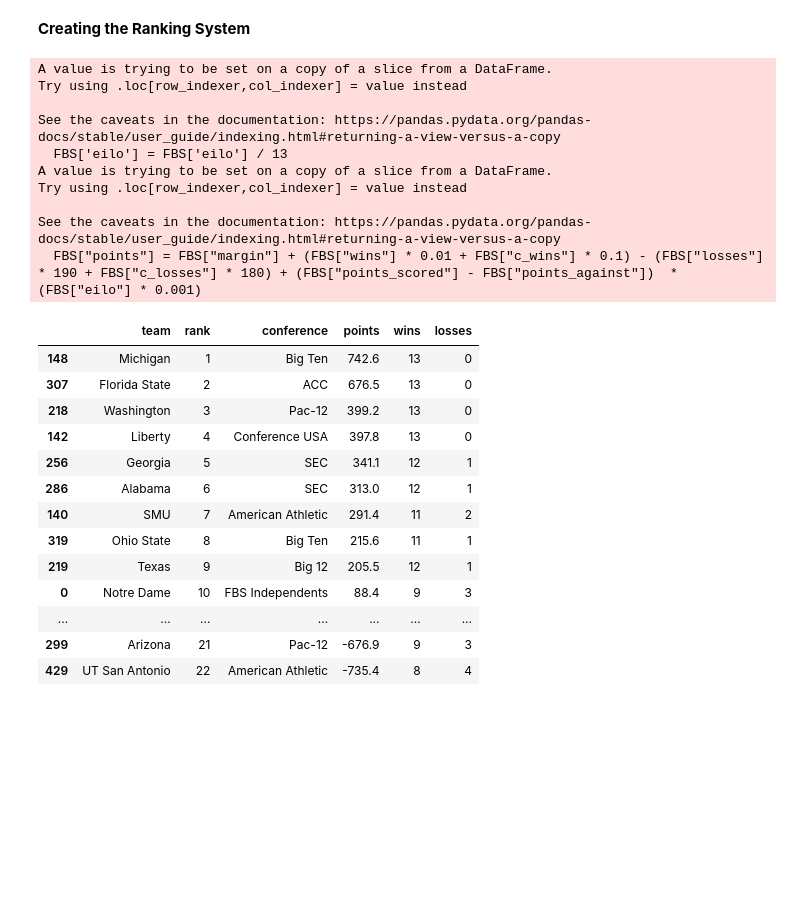
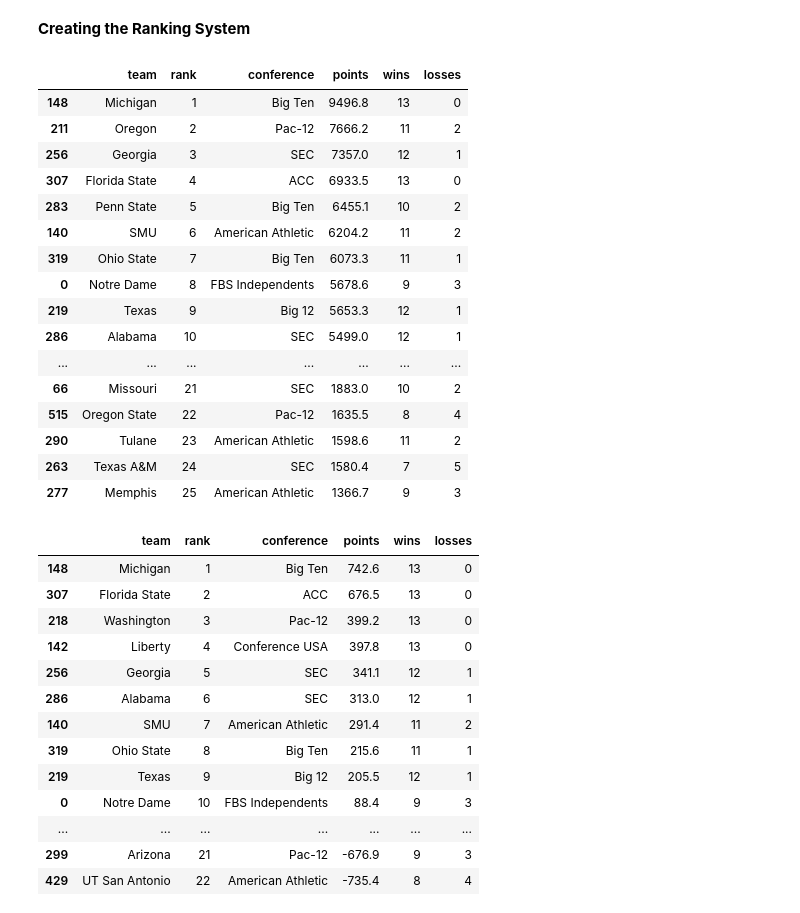
Before and after one commit to A-Peoples/BCS-Recreated, a Jupyter notebook: BCS_Recreated.ipynb, the cells around one changed output. Saved outputs shown, nothing was run; the diff lists cells and outputs as text; code cells hidden in the pictures; blank space fills up the shorter version.

```diff
--- a/BCS_Recreated.ipynb
+++ b/BCS_Recreated.ipynb
@@ -296,28 +296,36 @@ for team_name in team_names:
 # %%
 FBS = final_team.loc[(final_team['conference'] == "SEC") | (final_team['conference'] == "Sun Belt") |(final_team['conference'] == "Big Ten")
 | (final_team['conference'] == "Pac-12") | (final_team['conference'] == 'Conference USA') | (final_team['conference'] == "FBS Independents") |
                      (final_team['conference'] == "ACC")| (final_team['conference'] == "Mountain West") | (final_team['conference'] == "Big 12") | (final_team['conference'] == "Mid American")
                      | (final_team['conference'] == "American Athletic")]
-
-
+FBS = FBS.sort_values(by=['wins', "margin", "c_wins"], ascending=False)
+FBS.head(25)
 FBS['eilo'] = FBS['eilo'] / 13
-FBS["points"] = FBS["margin"] + (FBS["wins"] * 0.01 + FBS["c_wins"] * 0.1) - (FBS["losses"] * 190 + FBS["c_losses"] * 180) + (FBS["points_scored"] - FBS["points_against"])  * (FBS["eilo"] * 0.001)
+FBS["points"] = FBS["margin"] + (FBS["wins"] * 0.01 + FBS["c_wins"] * 0.1) - (FBS["losses"] * 200 + FBS["c_losses"] * 200) + (FBS["points_scored"] * 13 - FBS["points_against"] * 13)  * (FBS["eilo"] * 0.001)
 FBS = FBS.sort_values(by='points', ascending=False)
 FBS["rank"] = range(1, len(FBS) + 1)
 FBS = FBS.round(1)
+FBS = FBS.head(25)
 FBS = FBS[["team", "rank","conference", "points", "wins", "losses"]]
-FBS = FBS.head(25)
+FBS
 # %% [output]
-A value is trying to be set on a copy of a slice from a DataFrame.
-Try using .loc[row_indexer,col_indexer] = value instead
-
-See the caveats in the documentation: https://pandas.pydata.org/pandas-docs/stable/user_guide/indexing.html#returning-a-view-versus-a-copy
-  FBS['eilo'] = FBS['eilo'] / 13
-A value is trying to be set on a copy of a slice from a DataFrame.
-Try using .loc[row_indexer,col_indexer] = value instead
-
-See the caveats in the documentation: https://pandas.pydata.org/pandas-docs/stable/user_guide/indexing.html#returning-a-view-versus-a-copy
-  FBS["points"] = FBS["margin"] + (FBS["wins"] * 0.01 + FBS["c_wins"] * 0.1) - (FBS["losses"] * 190 + FBS["c_losses"] * 180) + (FBS["points_scored"] - FBS["points_against"])  * (FBS["eilo"] * 0.001)
+|  | team | rank | conference | points | wins | losses |
+| 148 | Michigan | 1 | Big Ten | 9496.8 | 13 | 0 |
+| 211 | Oregon | 2 | Pac-12 | 7666.2 | 11 | 2 |
+| 256 | Georgia | 3 | SEC | 7357.0 | 12 | 1 |
+| 307 | Florida State | 4 | ACC | 6933.5 | 13 | 0 |
+| 283 | Penn State | 5 | Big Ten | 6455.1 | 10 | 2 |
+| 140 | SMU | 6 | American Athletic | 6204.2 | 11 | 2 |
+| 319 | Ohio State | 7 | Big Ten | 6073.3 | 11 | 1 |
+| 0 | Notre Dame | 8 | FBS Independents | 5678.6 | 9 | 3 |
+| 219 | Texas | 9 | Big 12 | 5653.3 | 12 | 1 |
+| 286 | Alabama | 10 | SEC | 5499.0 | 12 | 1 |
+| ... | ... | ... | ... | ... | ... | ... |
+| 66 | Missouri | 21 | SEC | 1883.0 | 10 | 2 |
+| 515 | Oregon State | 22 | Pac-12 | 1635.5 | 8 | 4 |
+| 290 | Tulane | 23 | American Athletic | 1598.6 | 11 | 2 |
+| 263 | Texas A&M | 24 | SEC | 1580.4 | 7 | 5 |
+| 277 | Memphis | 25 | American Athletic | 1366.7 | 9 | 3 |
 # %%
 FBS
 # %% [output]
```
